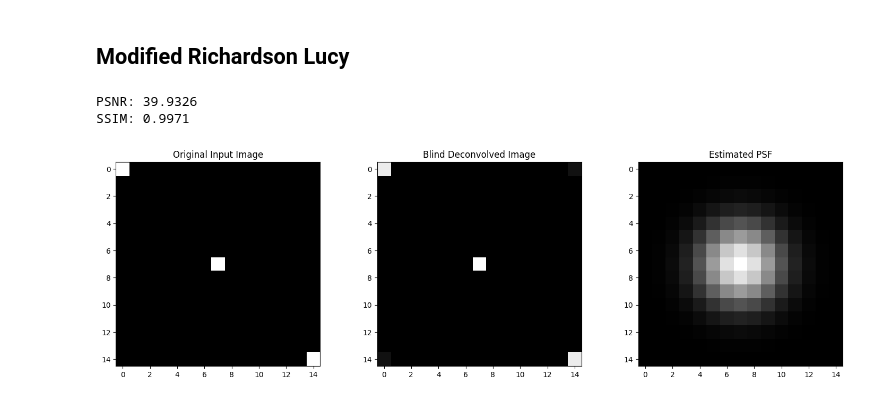
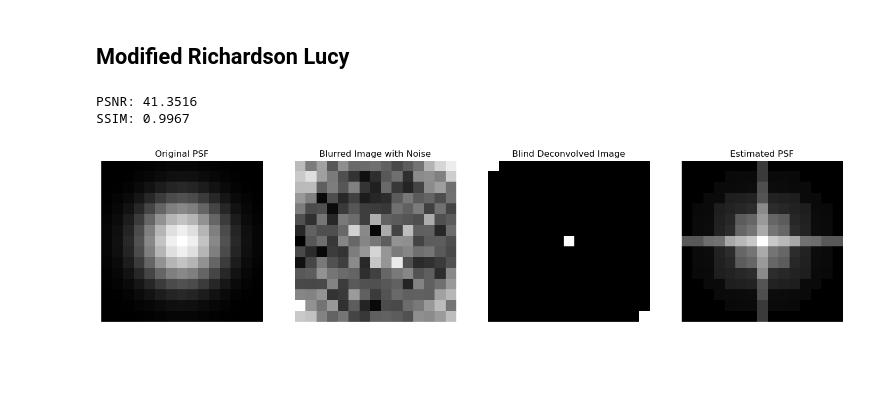
Before and after one commit to sri-chandrasekaran/final_project_ee123, a Jupyter notebook: processing.ipynb, the cells around one changed output. Saved outputs shown, nothing was run; the diff lists cells and outputs as text; code cells hidden in the pictures; blank space fills up the shorter version.

```diff
--- a/processing.ipynb
+++ b/processing.ipynb
@@ -272,7 +284,7 @@ def richardson_lucy_weighted_blind(image, psf_bank, weights, delta=0.1, lmda=0.0
         # regularize
         tv_gradient = total_variation(img_est)
         img_est *= img_update
-        img_est -= delta * lmda * tv_gradient
+        img_est -= lmda * tv_gradient
         img_est = np.clip(img_est, 0, None)
 
         # update weights
@@ -283,42 +295,52 @@ def richardson_lucy_weighted_blind(image, psf_bank, weights, delta=0.1, lmda=0.0
 
         weights = [w / sum(weights) for w in weights]
 
     return img_est, psf_est, weights
 
 if __name__ == '__main__':
     # original input image
     side = 15
     x = np.zeros((side, side), dtype=np.float32)
     x[0, 0] = 1.0
     x[side//2, side//2] = 1.0
     x[side-1, side-1] = 1.0
-    psf_bank = initialize_psf_bank(x.shape, gaussian_only=True, sigma_values=[2])
+    psf_bank = initialize_psf_bank(x.shape, gaussian_only=False, sigma_values=[2])
     weights = [1 / len(psf_bank)] * len(psf_bank)
+
+    blur = convolve2d(psf_bank[4], psf_bank[0], mode='same', boundary='wrap')
+    blurred_img = convolve2d(x, blur, mode='same', boundary='wrap')
+    blurred_noisy = blurred_img + 0.1*np.random.normal(0, 0.1, x.shape)
 
     # rl using the banks and the weights
     img_est_result, psf_est_result, final_weights = richardson_lucy_weighted_blind(
-        x, psf_bank, weights, delta=0.1, lmda=0.01, num_iter=100
+        blurred_img, psf_bank, weights, delta=0.1, lmda=0.01, num_iter=100
     )
 
     # using psnr and ssim to evaluate rl
     psnr_value = psnr(x, img_est_result)
     ssim_value = ssim(x, img_est_result, data_range=1.0)
 
     print(f"PSNR: {psnr_value:.4f}")
     print(f"SSIM: {ssim_value:.4f}")
 
-    fig, arr = plt.subplots(1, 3, figsize=(18, 5))
-    arr[0].imshow(x, cmap='gray')
-    arr[0].set_title('Original Input Image')
+    fig, arr = plt.subplots(1, 4, figsize=(18, 5))
+    arr[0].imshow(blur, cmap='gray')
+    arr[0].set_title('Original PSF')
+    arr[0].axis('off')
 
-    arr[1].imshow(img_est_result, cmap='gray')
-    arr[1].set_title('Blind Deconvolved Image')
+    arr[1].imshow(blurred_noisy, cmap='gray')
+    arr[1].set_title('Blurred Image with Noise')
+    arr[1].axis('off')
 
-    arr[2].imshow(psf_est_result, cmap='gray')
-    arr[2].set_title('Estimated PSF')
+    arr[2].imshow(img_est_result, cmap='gray')
+    arr[2].set_title('Blind Deconvolved Image')
+    arr[2].axis('off')
 
+    arr[3].imshow(psf_est_result, cmap='gray')
+    arr[3].set_title('Estimated PSF')
+    arr[3].axis('off')
     plt.show()
 # %% [output]
-PSNR: 39.9326
-SSIM: 0.9971
+PSNR: 41.3516
+SSIM: 0.9967
-[figure, old version]
+[figure, new version]
```
Also changed, not shown: parts of 5 cells of this notebook.
